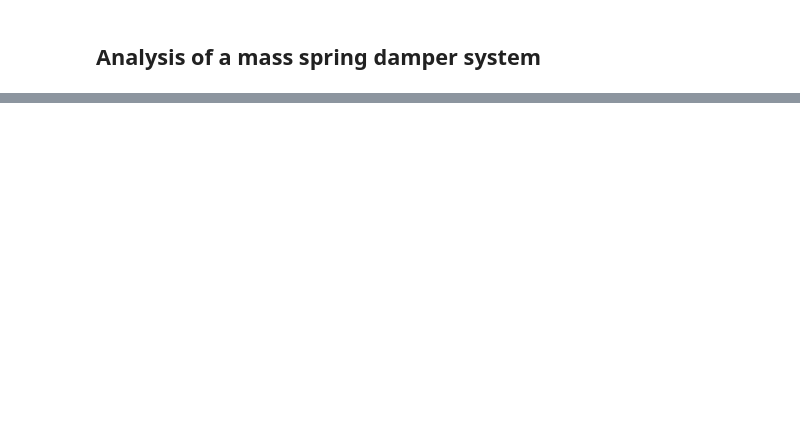
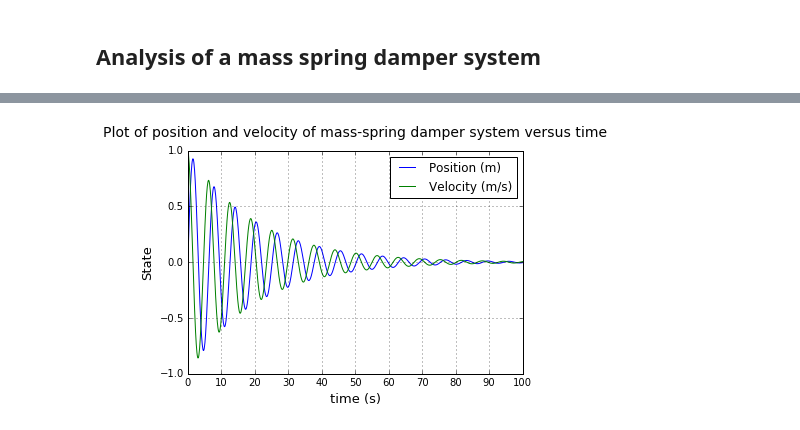
Before and after one commit to dileepmenon/SDES_Project1, a Jupyter notebook: mass_spring_damper.ipynb, the cells around one changed output, grey strips where cells are left out. Saved outputs shown, nothing was run; the diff lists cells and outputs as text; code cells hidden in the pictures; blank space fills up the shorter version.

Commit message:
Update plot_state to plot without input arguement
plot_state can plot graph without taking input arguement. The function calls
state_of_system within itself instead of taking it as arguement

```diff
--- a/mass_spring_damper.ipynb
+++ b/mass_spring_damper.ipynb
@@ -25,6 +25,7 @@ Let $\omega_o = \sqrt{\frac{k}{m}} $, be the natural frequency of the system and
 
 $$\dfrac{d^2x}{dt^2} + 2\omega_o \zeta \dfrac{dx}{dt} + \omega_o^2 x = 0$$
 # %%
+%matplotlib inline
 import numpy as np
 import matplotlib.pyplot as plt
 from scipy.integrate import odeint
@@ -58,7 +59,9 @@ def state_of_system():
     return state
 
 
-def plot_state(state):
+def plot_state():
+    #Plots the velocity and position of system as a function of time
+    state = state_of_system()
     fig = plt.figure(1)
     plt.plot(t, state[:,0], label='Position (m)')
     plt.plot(t, state[:,1], label='Velocity (m/s)')
@@ -70,3 +73,7 @@ def plot_state(state):
     plt.legend()
     plt.grid()
     plt.show()
+# %%
+plot_state()
+# %% [output]
+[figure, added]
```
